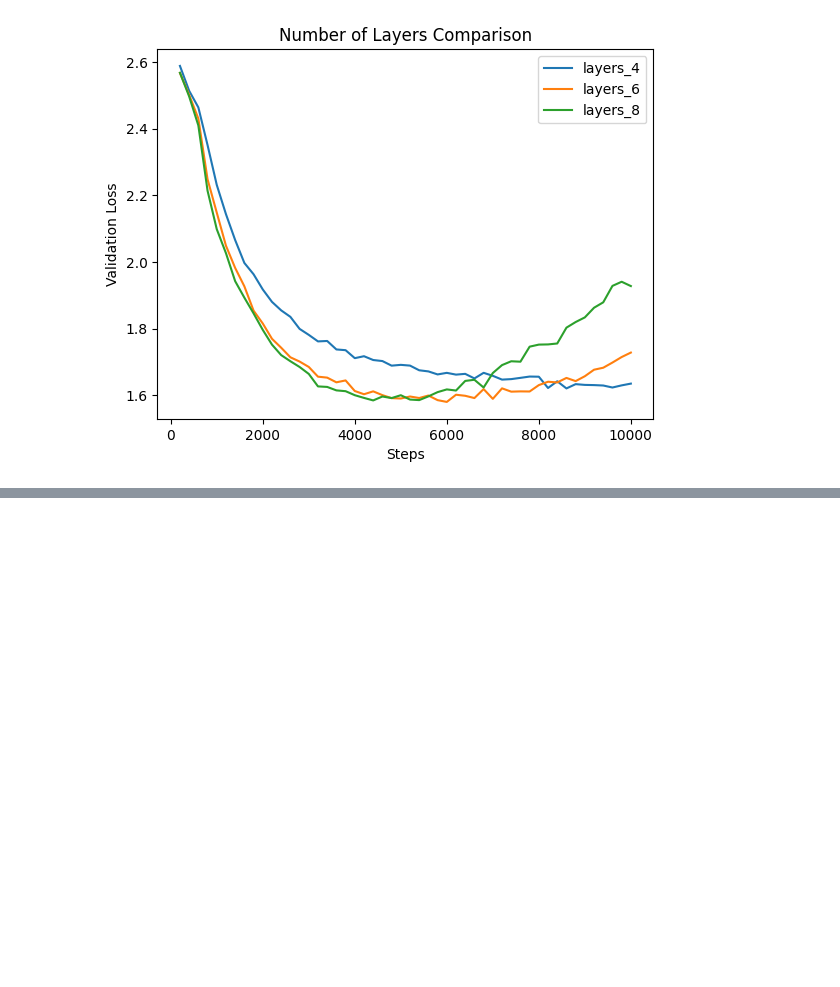
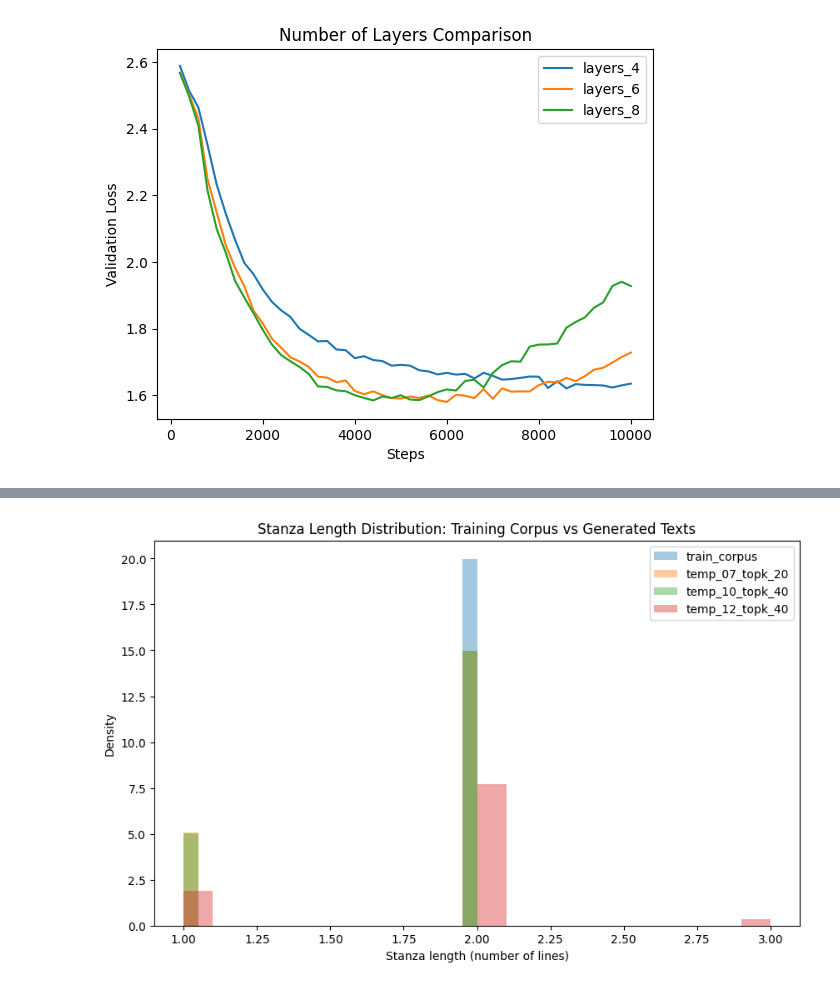
Before and after one commit to alakaramkesh/Character-Level-GPT, a Jupyter notebook: LLM_Poem_creation.ipynb, the cells around one changed output, grey strips where cells are left out. Saved outputs shown, nothing was run; the diff lists cells and outputs as text; code cells hidden in the pictures; blank space fills up the shorter version.

```diff
--- a/LLM_Poem_creation.ipynb
+++ b/LLM_Poem_creation.ipynb
@@ -727,0 +999,27 @@ plot_experiments(
+# %%
+plt.figure(figsize=(10, 6))
+
+plt.hist(
+    train_features["stanza_lengths"],
+    bins=20,
+    alpha=0.4,
+    density=True,
+    label="train_corpus"
+)
+
+for name, feats in setting_features.items():
+    plt.hist(
+        feats["stanza_lengths"],
+        bins=20,
+        alpha=0.4,
+        density=True,
+        label=name
+    )
+
+plt.xlabel("Stanza length (number of lines)")
+plt.ylabel("Density")
+plt.title("Stanza Length Distribution: Training Corpus vs Generated Texts")
+plt.legend()
+plt.show()
+# %% [output]
+[figure, added]
```
Also changed, not shown: parts of 17 cells of this notebook.
